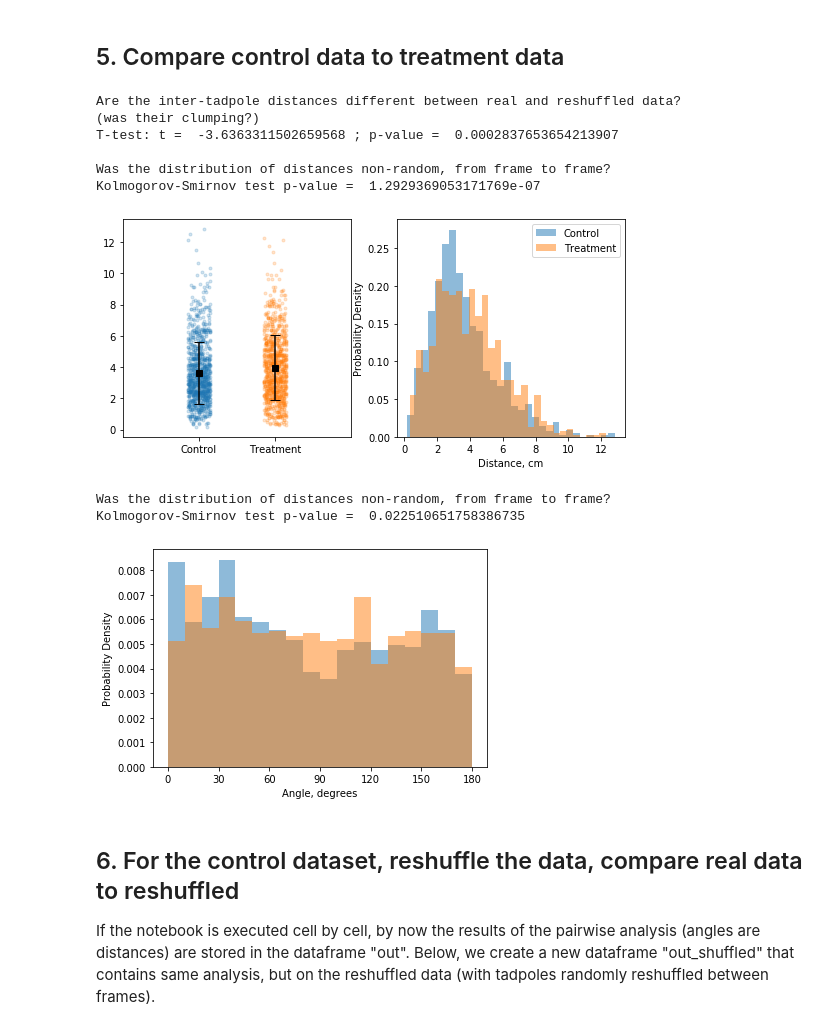
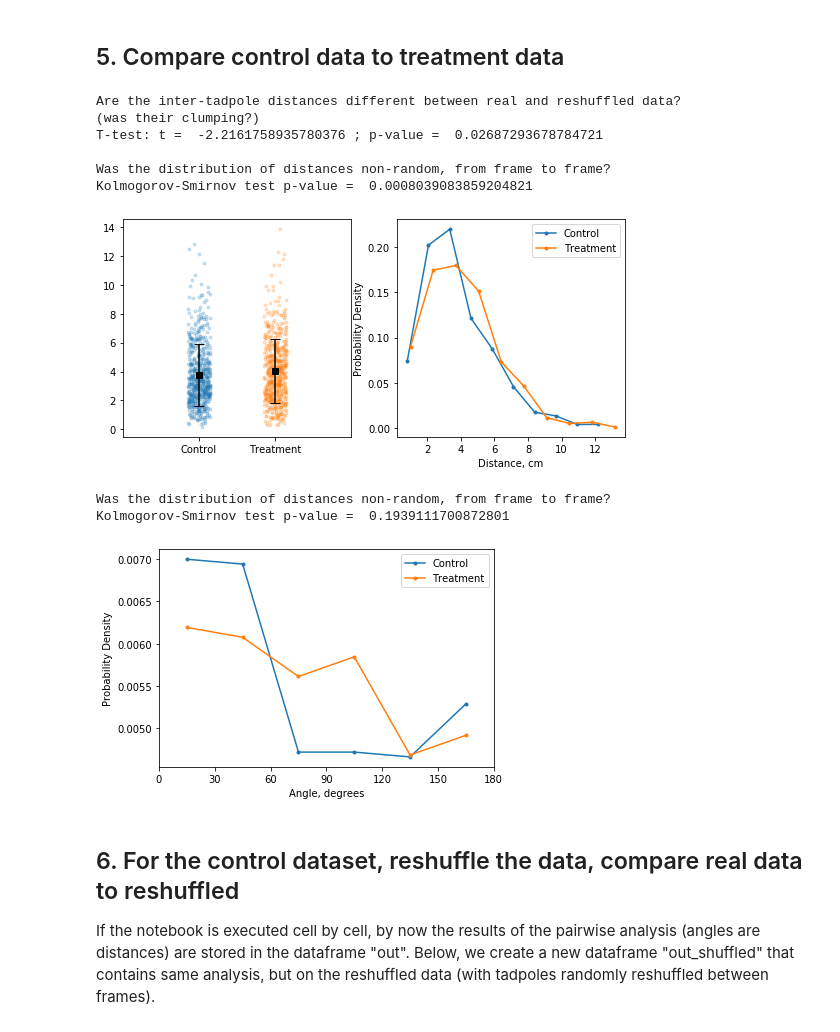
Before and after one commit to khakhalin/Xenopus-Behavior, a Jupyter notebook: 01_Schooling/schooling_analysis.ipynb, the cells around one changed output. Drawn from its saved outputs; the diff is of its cells as text; code cells hidden in the pictures.

```diff
--- a/01_Schooling/schooling_analysis.ipynb
+++ b/01_Schooling/schooling_analysis.ipynb
@@ -69,13 +69,13 @@ A set of functions to:
 1. Create a new dataframe ("pairs") to collect data about pairs of tadpoles, rather than individual tadpoles.
 1. Calculate distances betwen neighboring tadpoles. Add these distances as yet another column in the data frame
 # %%
-def getNFrames(d):
+def getNFrames(data):
     """Returns the total number of frames."""
-    return max(d.Frame)
+    return max(data.Frame)+1
 
-def extractTads(d,frame):
+def extractTads(data,frame):
     """Splits the data into XY position of each head, and _relative_ XY position of each tail."""
-    xy = d.loc[d.Frame==frame,['X','Y']].to_numpy()
+    xy = data.loc[data.Frame==frame,['X','Y']].to_numpy()
     heads = xy[0::2,:]
     tails = xy[1::2,:]-heads
     return pd.DataFrame({'x':heads[:,0] , 'y':heads[:,1] , 'tx':tails[:,0] , 'ty':tails[:,1]})
@@ -86,10 +86,11 @@ def findNeighbors(tads): # Returns a new data frame, for edges
     tri = scipy.spatial.Delaunay(xy,qhull_options="QJ").simplices # "QJ" is needed to retain
                                                                   # all tadpoles, including isolated ones
     listOfPairs = [] # Array of tuples to describe all pairs of points
+    flip = lambda x: (x[1],x[0])  # A local function to flip tuples
     for i in range(tri.shape[0]): # Go through all edges of Delaunay triangles, include each one only once
-        t = [tuple(tri[i,[0,1]]) , tuple(tri[i,[1,2]]) , tuple(tri[i,[2,0]])]
-        for p in t:
-            if not p in listOfPairs:
+        triangle = [tuple(tri[i,[0,1]]) , tuple(tri[i,[1,2]]) , tuple(tri[i,[2,0]])]
+        for p in triangle:
+            if p not in listOfPairs and flip(p) not in listOfPairs:
                 listOfPairs += [p]
     out = pd.DataFrame({'i':[a for (a,b) in listOfPairs] , 'j':[b for (a,b) in listOfPairs]})
     return out
@@ -226,6 +227,8 @@ def two_groups_plot(y1, y2, labels):
 
 def compare_distances(out1,out2,labels):
     """Visualizes distances, reports a stat test"""
+    N_BINS = 10
+
     d = out1['dist'].values
     d2 = out2['dist'].values
 
@@ -234,8 +237,13 @@ def compare_distances(out1,out2,labels):
     two_groups_plot(d, d2, labels)
 
     ax = plt.subplot(122)
-    plt.hist(d , bins=30, density=True, alpha=0.5);
-    plt.hist(d2, bins=30, density=True, alpha=0.5);
+    #plt.hist(d , bins=30, density=True, alpha=0.5);
+    #plt.hist(d2, bins=30, density=True, alpha=0.5);
+    y1,x1 = np.histogram(d, bins=N_BINS, density=True)
+    y2,x2 = np.histogram(d2, bins=N_BINS, density=True)
+    centers = lambda x: np.mean(np.vstack((x[:-1],x[1:])), axis=0) # Centers of each bin
+    plt.plot(centers(x1),y1,'.-')
+    plt.plot(centers(x2),y2,'.-')
     plt.xlabel('Distance, cm')
     plt.ylabel('Probability Density')
     plt.legend(labels, loc='upper right')
@@ -253,32 +261,42 @@ compare_distances(out, out_treatment, ['Control','Treatment'])
 # %% [output]
 Are the inter-tadpole distances different between real and reshuffled data?
 (was their clumping?)
-T-test: t =  -3.6363311502659568 ; p-value =  0.0002837653654213907
+T-test: t =  -2.2161758935780376 ; p-value =  0.02687293678784721
 
 Was the distribution of distances non-random, from frame to frame?
-Kolmogorov-Smirnov test p-value =  1.2929369053171769e-07
+Kolmogorov-Smirnov test p-value =  0.0008039083859204821
-[figure, old version]
+[figure, new version]
 # %%
 def compare_angles(out, out2, labels):
     """Visualizes angles, reports a stat test."""
+    HIST_BIN = 30 # Histogram step, in degrees
+
     a = out['angle'].values
     a2 = out2['angle'].values
 
-    plt.hist(a , bins=np.arange(0,180+10,10), density=True, alpha=0.5);
-    plt.hist(a2, bins=np.arange(0,180+10,10), density=True, alpha=0.5);
+    #plt.hist(a , bins=np.arange(0,180+10,10), density=True, alpha=0.5);
+    #plt.hist(a2, bins=np.arange(0,180+10,10), density=True, alpha=0.5);
+
+    preset_bins = np.arange(0,180+HIST_BIN, HIST_BIN)
+    y1,x1 = np.histogram(a,  bins=preset_bins, density=True)
+    y2,x2 = np.histogram(a2, bins=preset_bins, density=True)
+    centers = lambda x: np.mean(np.vstack((x[:-1],x[1:])), axis=0) # Centers of each bin
+    plt.plot(centers(x1),y1,'.-')
+    plt.plot(centers(x2),y2,'.-')
     plt.xticks(np.arange(0,180+30,30))
     plt.xlabel('Angle, degrees')
     plt.ylabel('Probability Density')
+    plt.legend(labels, loc='upper right')
 
     print('\nWas the distribution of distances non-random, from frame to frame?')
     test_results = scipy.stats.ks_2samp(a,a2)
     print('Kolmogorov-Smirnov test p-value = ',test_results.pvalue)
 
 compare_angles(out, out_treatment, ['Control','Treatment'])
 # %% [output]
 Was the distribution of distances non-random, from frame to frame?
-Kolmogorov-Smirnov test p-value =  0.022510651758386735
+Kolmogorov-Smirnov test p-value =  0.1939111700872801
-[figure, old version]
+[figure, new version]
 # %% [markdown]
 ## 6. For the control dataset, reshuffle the data, compare real data to reshuffled
 
```
Also changed, not shown: parts of 7 cells of this notebook, 2 other files.
